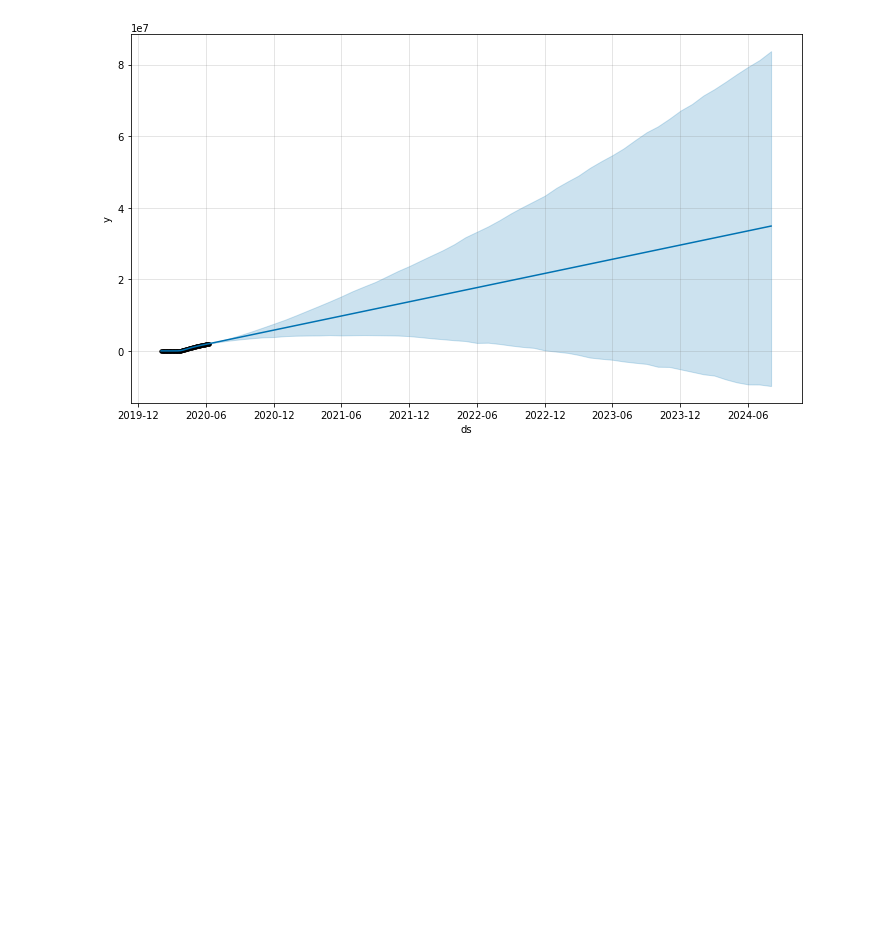
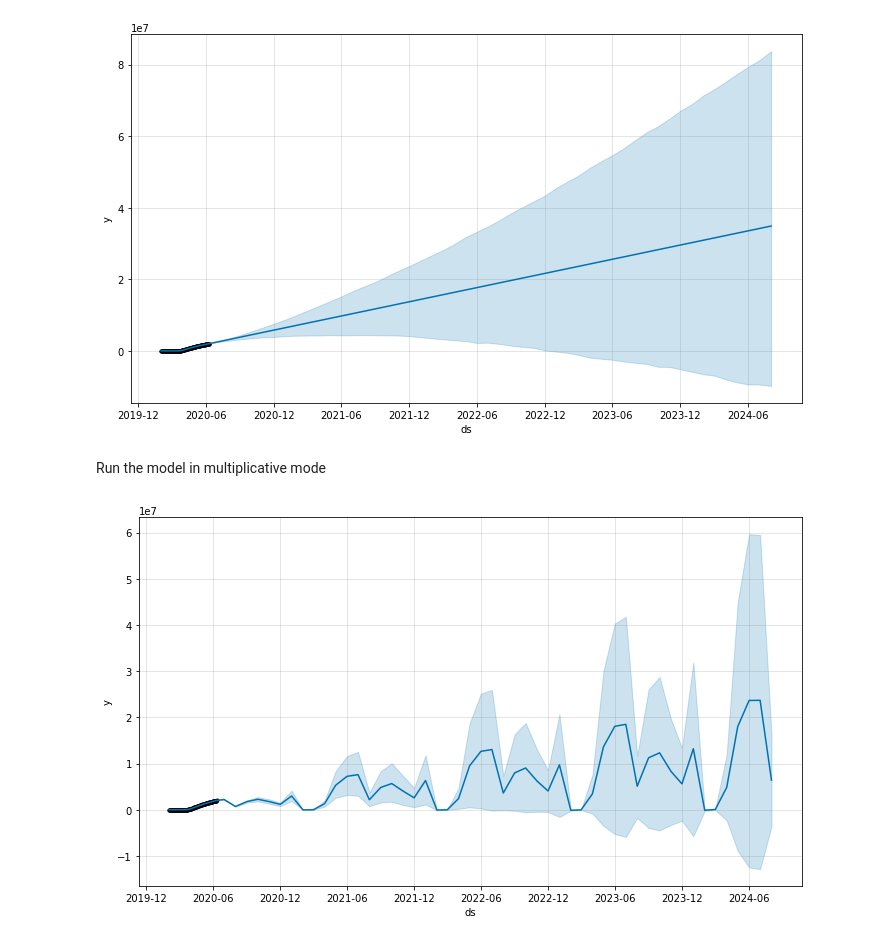
Before and after one commit to nelslindahlx/Data-Analysis, a Jupyter notebook: 5th_Covid19_forecast_with_Prophet_example.ipynb, the cells around one changed output. Saved outputs shown, nothing was run; the diff lists cells and outputs as text; code cells hidden in the pictures; blank space fills up the shorter version.

```diff
--- a/5th_Covid19_forecast_with_Prophet_example.ipynb
+++ b/5th_Covid19_forecast_with_Prophet_example.ipynb
@@ -72,3 +72,12 @@ forecast = m.predict(future)
 fig = m.plot(forecast)
 # %% [output]
 [figure]
+# %% [markdown]
+Run the model in multiplicative mode
+# %%
+m = Prophet(seasonality_mode='multiplicative',yearly_seasonality=True,daily_seasonality=True)
+m.fit(df)
+forecast = m.predict(future)
+fig = m.plot(forecast)
+# %% [output]
+[figure, added]
```
